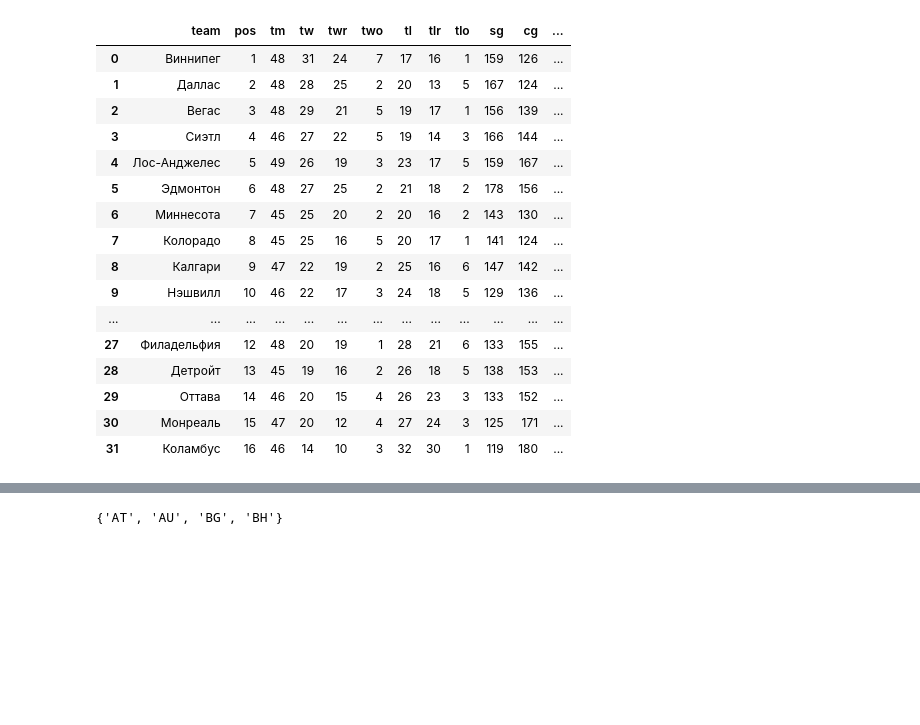
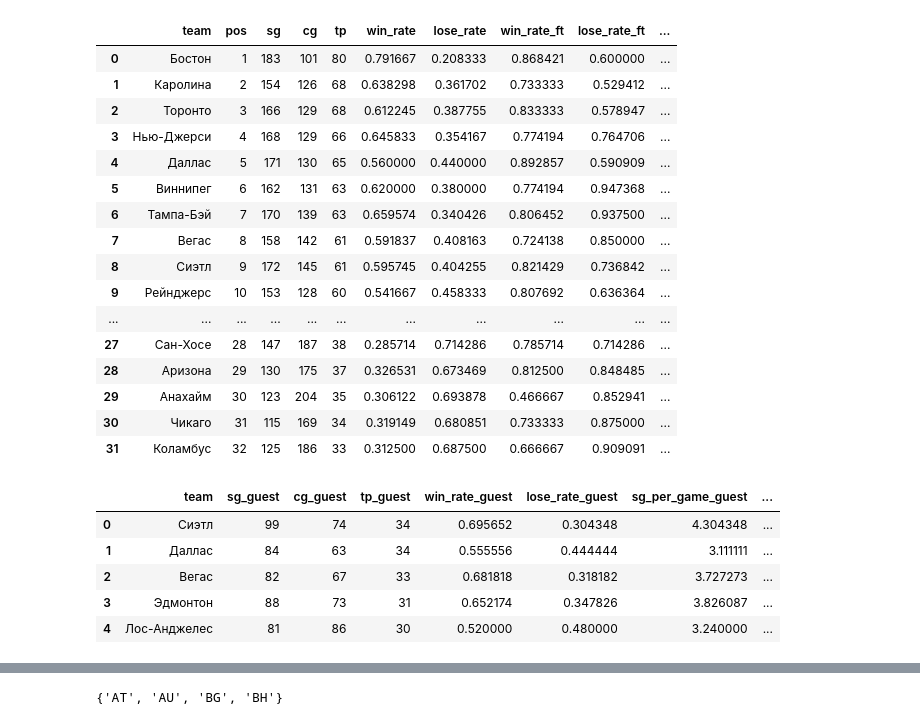
Before and after one commit to Arsenchius/NHL_data_collection, a Jupyter notebook: tester.ipynb, the cells around one changed output, grey strips where cells are left out. Saved outputs shown, nothing was run; the diff lists cells and outputs as text; code cells hidden in the pictures; blank space fills up the shorter version.

```diff
--- a/tester.ipynb
+++ b/tester.ipynb
@@ -25,23 +290,33 @@ table
+# %%
+df = overall_table()
+df
+# %% [output]
+|  | team | pos | sg | cg | tp | win_rate | lose_rate | win_rate_ft | lose_rate_ft | ... |
+| 0 | Бостон | 1 | 183 | 101 | 80 | 0.791667 | 0.208333 | 0.868421 | 0.600000 | ... |
+| 1 | Каролина | 2 | 154 | 126 | 68 | 0.638298 | 0.361702 | 0.733333 | 0.529412 | ... |
+| 2 | Торонто | 3 | 166 | 129 | 68 | 0.612245 | 0.387755 | 0.833333 | 0.578947 | ... |
+| 3 | Нью-Джерси | 4 | 168 | 129 | 66 | 0.645833 | 0.354167 | 0.774194 | 0.764706 | ... |
+| 4 | Даллас | 5 | 171 | 130 | 65 | 0.560000 | 0.440000 | 0.892857 | 0.590909 | ... |
+| 5 | Виннипег | 6 | 162 | 131 | 63 | 0.620000 | 0.380000 | 0.774194 | 0.947368 | ... |
+| 6 | Тампа-Бэй | 7 | 170 | 139 | 63 | 0.659574 | 0.340426 | 0.806452 | 0.937500 | ... |
+| 7 | Вегас | 8 | 158 | 142 | 61 | 0.591837 | 0.408163 | 0.724138 | 0.850000 | ... |
+| 8 | Сиэтл | 9 | 172 | 145 | 61 | 0.595745 | 0.404255 | 0.821429 | 0.736842 | ... |
+| 9 | Рейнджерс | 10 | 153 | 128 | 60 | 0.541667 | 0.458333 | 0.807692 | 0.636364 | ... |
+| ... | ... | ... | ... | ... | ... | ... | ... | ... | ... | ... |
+| 27 | Сан-Хосе | 28 | 147 | 187 | 38 | 0.285714 | 0.714286 | 0.785714 | 0.714286 | ... |
+| 28 | Аризона | 29 | 130 | 175 | 37 | 0.326531 | 0.673469 | 0.812500 | 0.848485 | ... |
+| 29 | Анахайм | 30 | 123 | 204 | 35 | 0.306122 | 0.693878 | 0.466667 | 0.852941 | ... |
+| 30 | Чикаго | 31 | 115 | 169 | 34 | 0.319149 | 0.680851 | 0.733333 | 0.875000 | ... |
+| 31 | Коламбус | 32 | 125 | 186 | 33 | 0.312500 | 0.687500 | 0.666667 | 0.909091 | ... |
 # %%
 table_guest = pd.read_json('data/table_guest.json')
-table_guest
+table_guest.head()
 # %% [output]
-|  | team | pos | tm | tw | twr | two | tl | tlr | tlo | sg | cg | ... |
-| 0 | Виннипег | 1 | 48 | 31 | 24 | 7 | 17 | 16 | 1 | 159 | 126 | ... |
-| 1 | Даллас | 2 | 48 | 28 | 25 | 2 | 20 | 13 | 5 | 167 | 124 | ... |
-| 2 | Вегас | 3 | 48 | 29 | 21 | 5 | 19 | 17 | 1 | 156 | 139 | ... |
-| 3 | Сиэтл | 4 | 46 | 27 | 22 | 5 | 19 | 14 | 3 | 166 | 144 | ... |
-| 4 | Лос-Анджелес | 5 | 49 | 26 | 19 | 3 | 23 | 17 | 5 | 159 | 167 | ... |
-| 5 | Эдмонтон | 6 | 48 | 27 | 25 | 2 | 21 | 18 | 2 | 178 | 156 | ... |
-| 6 | Миннесота | 7 | 45 | 25 | 20 | 2 | 20 | 16 | 2 | 143 | 130 | ... |
-| 7 | Колорадо | 8 | 45 | 25 | 16 | 5 | 20 | 17 | 1 | 141 | 124 | ... |
-| 8 | Калгари | 9 | 47 | 22 | 19 | 2 | 25 | 16 | 6 | 147 | 142 | ... |
-| 9 | Нэшвилл | 10 | 46 | 22 | 17 | 3 | 24 | 18 | 5 | 129 | 136 | ... |
-| ... | ... | ... | ... | ... | ... | ... | ... | ... | ... | ... | ... | ... |
-| 27 | Филадельфия | 12 | 48 | 20 | 19 | 1 | 28 | 21 | 6 | 133 | 155 | ... |
-| 28 | Детройт | 13 | 45 | 19 | 16 | 2 | 26 | 18 | 5 | 138 | 153 | ... |
-| 29 | Оттава | 14 | 46 | 20 | 15 | 4 | 26 | 23 | 3 | 133 | 152 | ... |
-| 30 | Монреаль | 15 | 47 | 20 | 12 | 4 | 27 | 24 | 3 | 125 | 171 | ... |
-| 31 | Коламбус | 16 | 46 | 14 | 10 | 3 | 32 | 30 | 1 | 119 | 180 | ... |
+|  | team | sg_guest | cg_guest | tp_guest | win_rate_guest | lose_rate_guest | sg_per_game_guest | ... |
+| 0 | Сиэтл | 99 | 74 | 34 | 0.695652 | 0.304348 | 4.304348 | ... |
+| 1 | Даллас | 84 | 63 | 34 | 0.555556 | 0.444444 | 3.111111 | ... |
+| 2 | Вегас | 82 | 67 | 33 | 0.681818 | 0.318182 | 3.727273 | ... |
+| 3 | Эдмонтон | 88 | 73 | 31 | 0.652174 | 0.347826 | 3.826087 | ... |
+| 4 | Лос-Анджелес | 81 | 86 | 30 | 0.520000 | 0.480000 | 3.240000 | ... |
 # %%
 table_home = pd.read_json('data/table_home.json')
```
Also changed, not shown: parts of 30 cells of this notebook, 8 other files.
